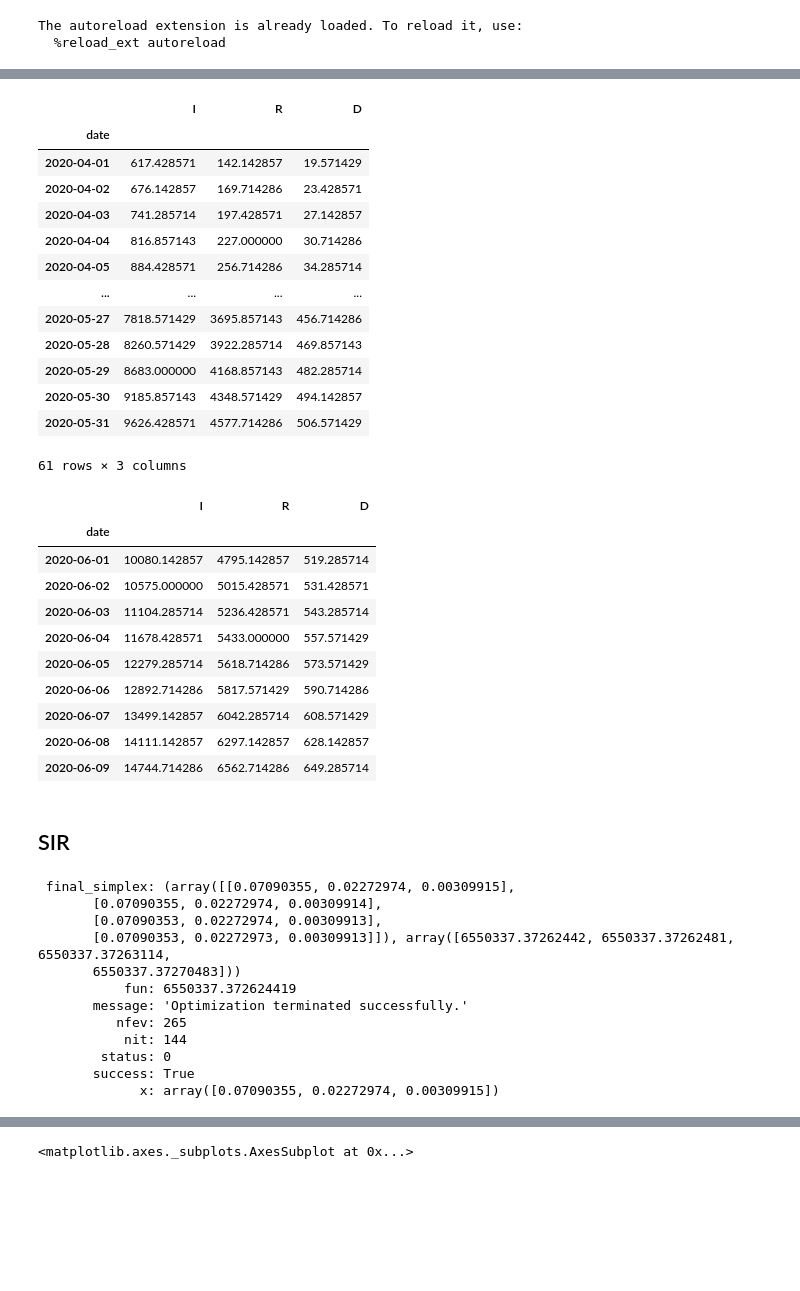
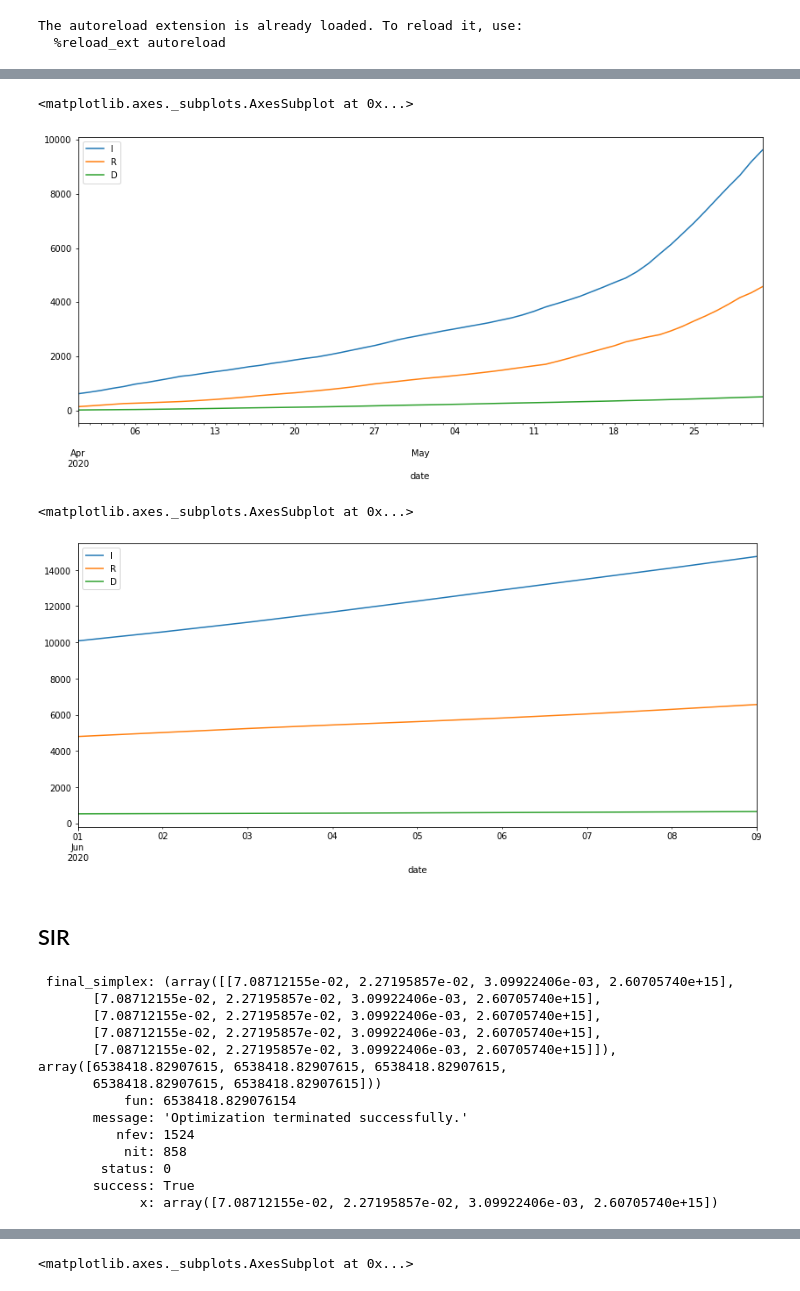
Before and after one commit to coldwhitewinters/ecovid, a Jupyter notebook: notebooks/SEIR-test.ipynb, the cells around one changed output, grey strips where cells are left out. Cells and saved outputs as stored; diff of their text form; code cells hidden in the pictures; blank space fills up the shorter version.

```diff
--- a/notebooks/SEIR-test.ipynb
+++ b/notebooks/SEIR-test.ipynb
@@ -63,36 +56,15 @@ data_start = "2020-04-01"
 data_split = "2020-06-01"
 train, test = train_test_split(obs, split=data_split, start=data_start)
 # %%
-train
+train.plot()
 # %% [output]
-|  | I | R | D |
-| date |  |  |  |
-| 2020-04-01 | 617.428571 | 142.142857 | 19.571429 |
-| 2020-04-02 | 676.142857 | 169.714286 | 23.428571 |
-| 2020-04-03 | 741.285714 | 197.428571 | 27.142857 |
-| 2020-04-04 | 816.857143 | 227.000000 | 30.714286 |
-| 2020-04-05 | 884.428571 | 256.714286 | 34.285714 |
-| ... | ... | ... | ... |
-| 2020-05-27 | 7818.571429 | 3695.857143 | 456.714286 |
-| 2020-05-28 | 8260.571429 | 3922.285714 | 469.857143 |
-| 2020-05-29 | 8683.000000 | 4168.857143 | 482.285714 |
-| 2020-05-30 | 9185.857143 | 4348.571429 | 494.142857 |
-| 2020-05-31 | 9626.428571 | 4577.714286 | 506.571429 |
-61 rows × 3 columns
+<matplotlib.axes._subplots.AxesSubplot at 0x...>
+[figure, added]
 # %%
-test
+test.plot()
 # %% [output]
-|  | I | R | D |
-| date |  |  |  |
-| 2020-06-01 | 10080.142857 | 4795.142857 | 519.285714 |
-| 2020-06-02 | 10575.000000 | 5015.428571 | 531.428571 |
-| 2020-06-03 | 11104.285714 | 5236.428571 | 543.285714 |
-| 2020-06-04 | 11678.428571 | 5433.000000 | 557.571429 |
-| 2020-06-05 | 12279.285714 | 5618.714286 | 573.571429 |
-| 2020-06-06 | 12892.714286 | 5817.571429 | 590.714286 |
-| 2020-06-07 | 13499.142857 | 6042.285714 | 608.571429 |
-| 2020-06-08 | 14111.142857 | 6297.142857 | 628.142857 |
-| 2020-06-09 | 14744.714286 | 6562.714286 | 649.285714 |
+<matplotlib.axes._subplots.AxesSubplot at 0x...>
+[figure, added]
 # %% [markdown]
 ## SIR
 # %%
@@ -104,16 +76,17 @@ model = SIR(population=44e6, init_infected=init_I, init_recovered=init_R, init_d
 # %%
-model.fit(train, estimate=('r_transmission', "r_recovery", "r_mortality"),
+model.fit(train, estimate=('r_transmission', "r_recovery", "r_mortality", "population"),
           method="Nelder-Mead", options={"maxiter": 5000})
 # %% [output]
- final_simplex: (array([[0.07090355, 0.02272974, 0.00309915],
-       [0.07090355, 0.02272974, 0.00309914],
-       [0.07090353, 0.02272974, 0.00309913],
-       [0.07090353, 0.02272973, 0.00309913]]), array([6550337.37262442, 6550337.37262481, 6550337.37263114,
-       6550337.37270483]))
-           fun: 6550337.372624419
+ final_simplex: (array([[7.08712155e-02, 2.27195857e-02, 3.09922406e-03, 2.60705740e+15],
+       [7.08712155e-02, 2.27195857e-02, 3.09922406e-03, 2.60705740e+15],
+       [7.08712155e-02, 2.27195857e-02, 3.09922406e-03, 2.60705740e+15],
+       [7.08712155e-02, 2.27195857e-02, 3.09922406e-03, 2.60705740e+15],
+       [7.08712155e-02, 2.27195857e-02, 3.09922406e-03, 2.60705740e+15]]), array([6538418.82907615, 6538418.82907615, 6538418.82907615,
+       6538418.82907615, 6538418.82907615]))
+           fun: 6538418.829076154
        message: 'Optimization terminated successfully.'
-          nfev: 265
-           nit: 144
+          nfev: 1524
+           nit: 858
         status: 0
        success: True
-             x: array([0.07090355, 0.02272974, 0.00309915])
+             x: array([7.08712155e-02, 2.27195857e-02, 3.09922406e-03, 2.60705740e+15])
```
Also changed, not shown: parts of 9 cells of this notebook, 17 other files.
